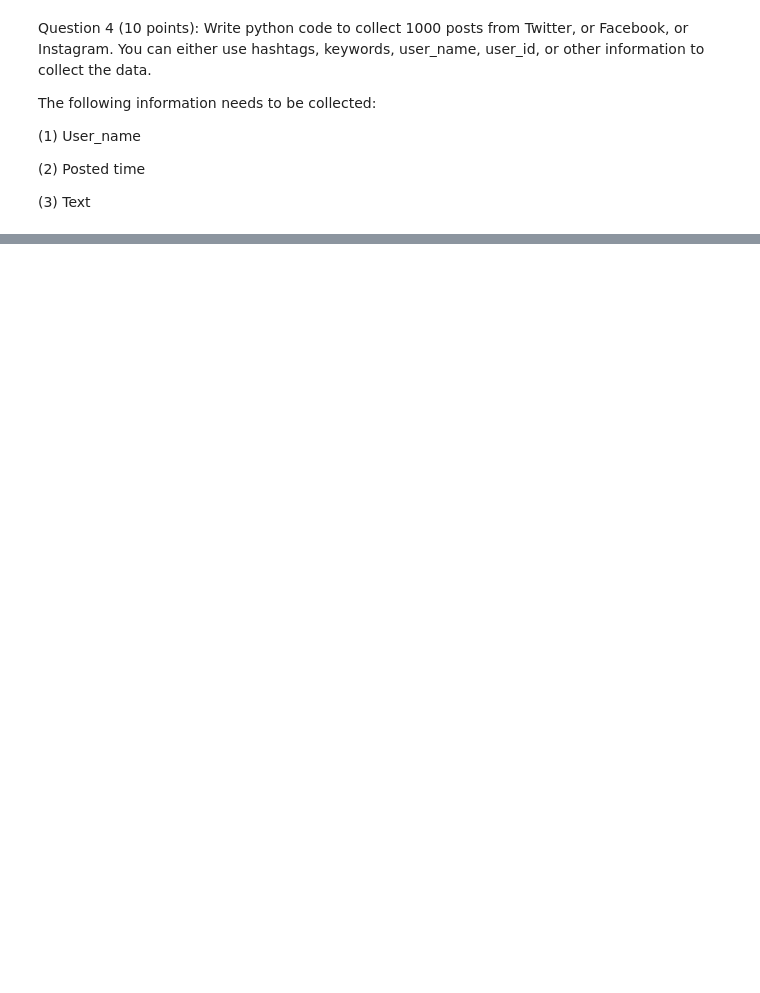
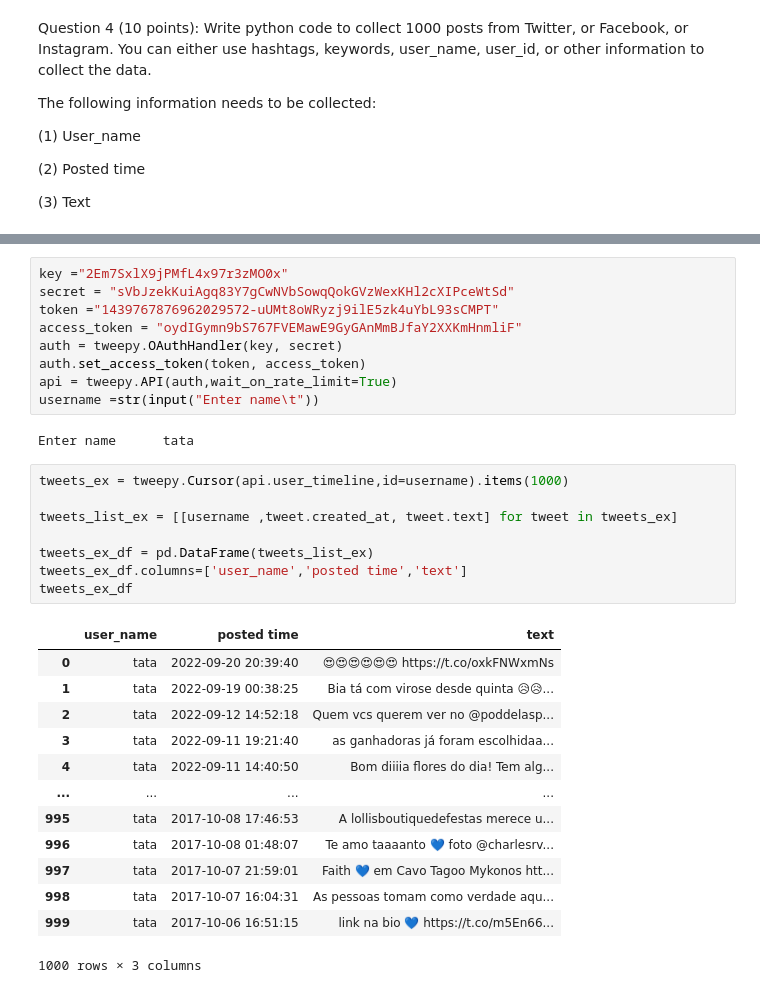
Before and after one commit to MounishaChalasani/MounishaChalasani-INFO5731_Assignment_One_fall2022, a Jupyter notebook: In_class_exercise_02_09222022.ipynb, the cells around one changed output, grey strips where cells are left out. Saved outputs shown, nothing was run; the diff lists cells and outputs as text; blank space fills up the shorter version.

```diff
--- a/In_class_exercise_02_09222022.ipynb
+++ b/In_class_exercise_02_09222022.ipynb
@@ -48,0 +110,33 @@ The following information needs to be collected:
+# %%
+key ="2Em7SxlX9jPMfL4x97r3zMO0x"
+secret = "sVbJzekKuiAgq83Y7gCwNVbSowqQokGVzWexKHl2cXIPceWtSd"
+token ="1439767876962029572-uUMt8oWRyzj9ilE5zk4uYbL93sCMPT"
+access_token = "oydIGymn9bS767FVEMawE9GyGAnMmBJfaY2XXKmHnmliF"
+auth = tweepy.OAuthHandler(key, secret)
+auth.set_access_token(token, access_token)
+api = tweepy.API(auth,wait_on_rate_limit=True)
+username =str(input("Enter name\t"))
+# %% [output]
+Enter name      tata
+# %%
+tweets_ex = tweepy.Cursor(api.user_timeline,id=username).items(1000)
+
+tweets_list_ex = [[username ,tweet.created_at, tweet.text] for tweet in tweets_ex]
+
+tweets_ex_df = pd.DataFrame(tweets_list_ex)
+tweets_ex_df.columns=['user_name','posted time','text']
+tweets_ex_df
+# %% [output]
+|  | user_name | posted time | text |
+| 0 | tata | 2022-09-20 20:39:40 | 😍😍😍😍😍😍 https://t.co/oxkFNWxmNs |
+| 1 | tata | 2022-09-19 00:38:25 | Bia tá com virose desde quinta 😥😥... |
+| 2 | tata | 2022-09-12 14:52:18 | Quem vcs querem ver no @poddelasp... |
+| 3 | tata | 2022-09-11 19:21:40 | as ganhadoras já foram escolhidaa... |
+| 4 | tata | 2022-09-11 14:40:50 | Bom diiiia flores do dia! Tem alg... |
+| ... | ... | ... | ... |
+| 995 | tata | 2017-10-08 17:46:53 | A lollisboutiquedefestas merece u... |
+| 996 | tata | 2017-10-08 01:48:07 | Te amo taaaanto 💙 foto @charlesrv... |
+| 997 | tata | 2017-10-07 21:59:01 | Faith 💙 em Cavo Tagoo Mykonos htt... |
+| 998 | tata | 2017-10-07 16:04:31 | As pessoas tomam como verdade aqu... |
+| 999 | tata | 2017-10-06 16:51:15 | link na bio 💙 https://t.co/m5En66... |
+1000 rows × 3 columns
```
Also changed, not shown: parts of 5 cells of this notebook.
